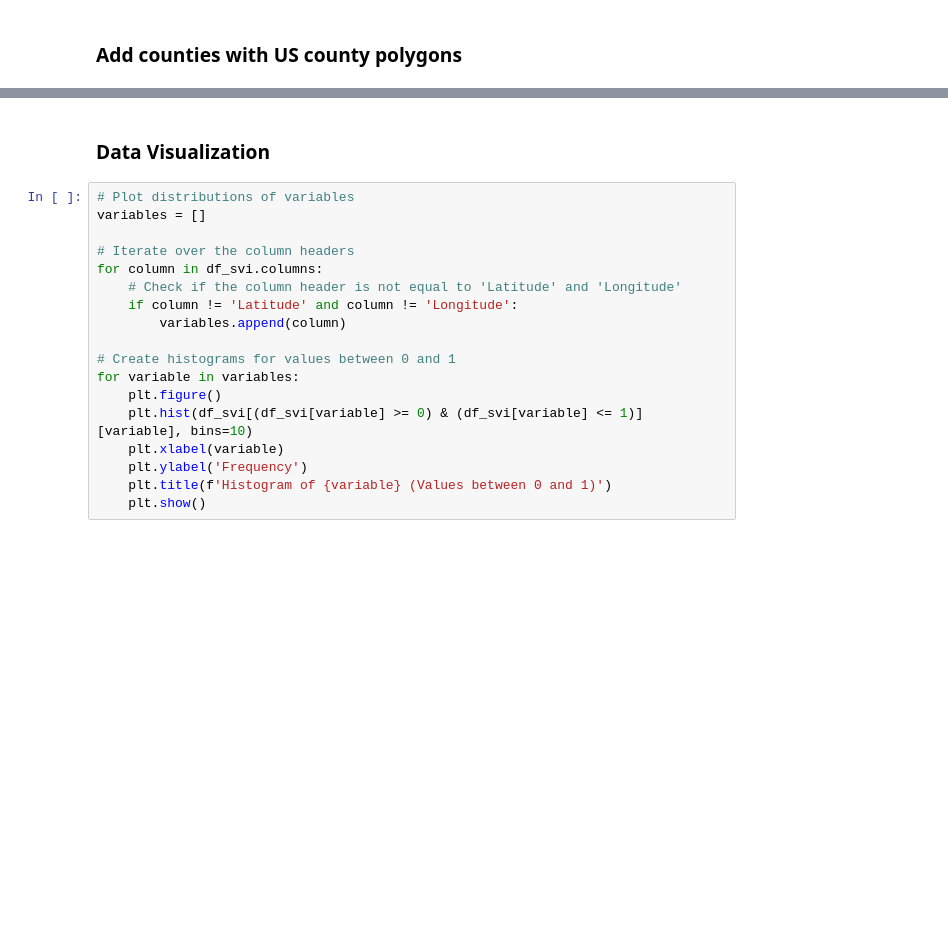
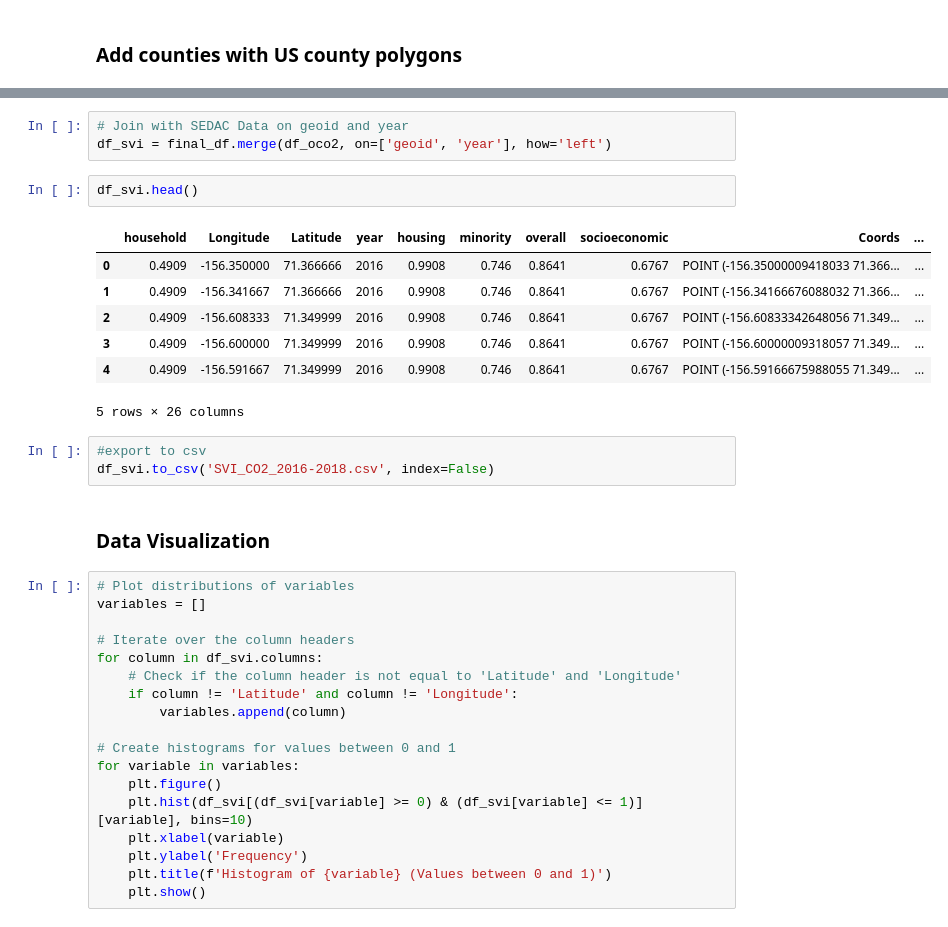
Before and after one commit to DanDryer/Team-Project---Practicum-6748, a Jupyter notebook: SEDAC_econ_data_eda_withcounties.ipynb, the cells around one changed output, grey strips where cells are left out. Saved outputs shown, nothing was run; the diff lists cells and outputs as text; blank space fills up the shorter version.

```diff
--- a/SEDAC_econ_data_eda_withcounties.ipynb
+++ b/SEDAC_econ_data_eda_withcounties.ipynb
@@ -254,3 +312,19 @@ Name: name, dtype: object
+# %%
+# Join with SEDAC Data on geoid and year
+df_svi = final_df.merge(df_oco2, on=['geoid', 'year'], how='left')
+# %%
+df_svi.head()
+# %% [output]
+|  | household | Longitude | Latitude | year | housing | minority | overall | socioeconomic | Coords | ... |
+| 0 | 0.4909 | -156.350000 | 71.366666 | 2016 | 0.9908 | 0.746 | 0.8641 | 0.6767 | POINT (-156.35000009418033 71.366... | ... |
+| 1 | 0.4909 | -156.341667 | 71.366666 | 2016 | 0.9908 | 0.746 | 0.8641 | 0.6767 | POINT (-156.34166676088032 71.366... | ... |
+| 2 | 0.4909 | -156.608333 | 71.349999 | 2016 | 0.9908 | 0.746 | 0.8641 | 0.6767 | POINT (-156.60833342648056 71.349... | ... |
+| 3 | 0.4909 | -156.600000 | 71.349999 | 2016 | 0.9908 | 0.746 | 0.8641 | 0.6767 | POINT (-156.60000009318057 71.349... | ... |
+| 4 | 0.4909 | -156.591667 | 71.349999 | 2016 | 0.9908 | 0.746 | 0.8641 | 0.6767 | POINT (-156.59166675988055 71.349... | ... |
+5 rows × 26 columns
+# %%
+#export to csv
+df_svi.to_csv('SVI_CO2_2016-2018.csv', index=False)
 # %% [markdown]
 ### Data Visualization
 # %%
```
Also changed, not shown: parts of 24 cells of this notebook.
